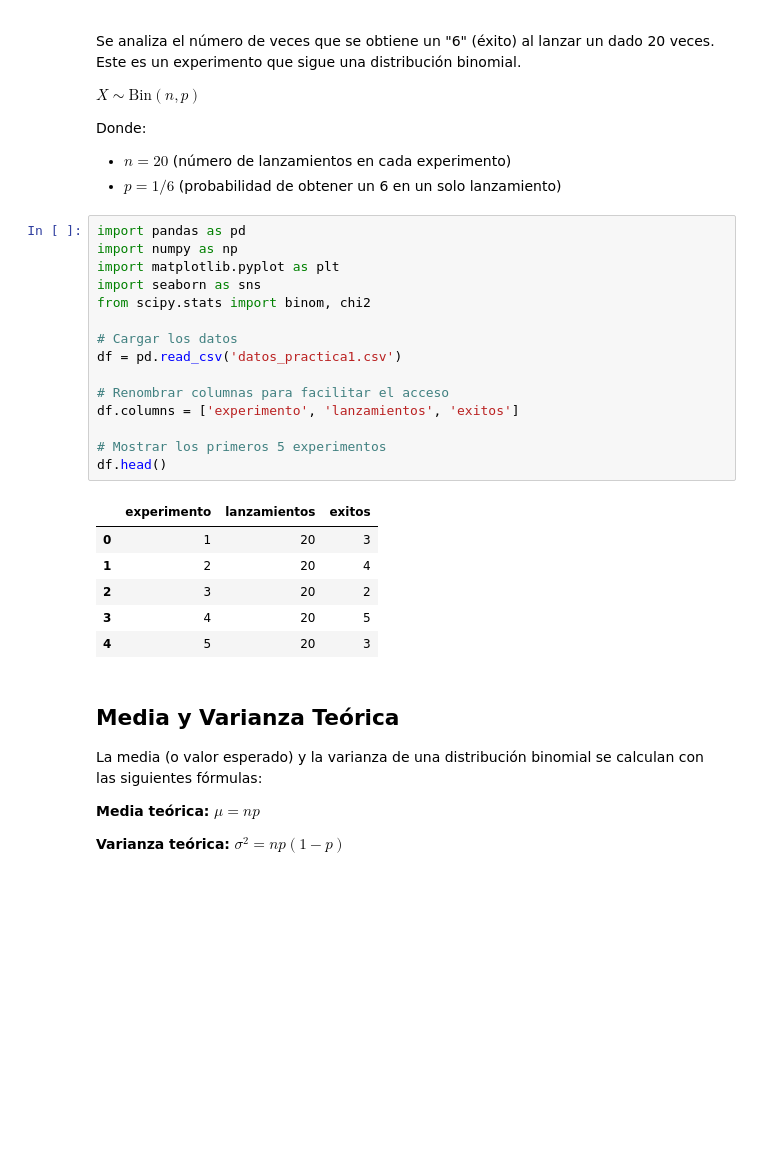
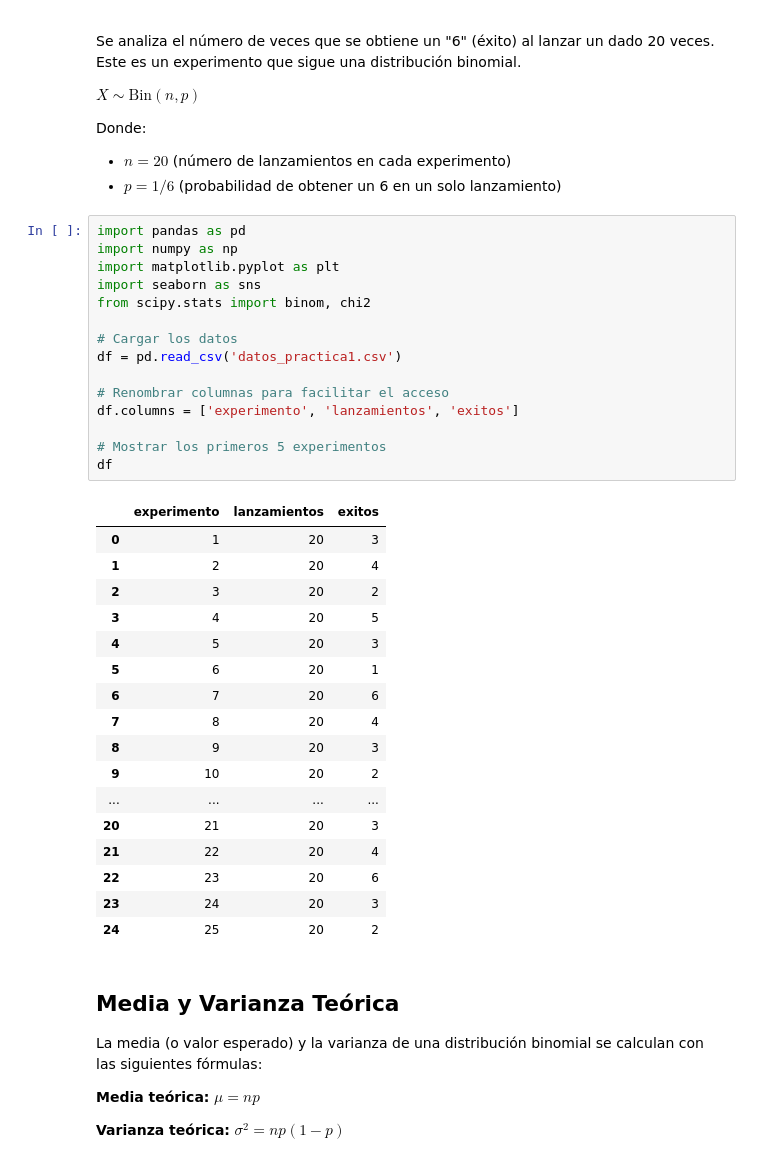
Before and after one commit to jhonier-jimenez/physics-labs, a Jupyter notebook: dados/practica1.ipynb, the cells around one changed output. Drawn from its saved outputs; the diff is of its cells as text; blank space fills up the shorter version.

Commit message:
Present entire tables

```diff
--- a/dados/practica1.ipynb
+++ b/dados/practica1.ipynb
@@ -17,25 +17,36 @@ Donde:
 # %%
 import pandas as pd
 import numpy as np
 import matplotlib.pyplot as plt
 import seaborn as sns
 from scipy.stats import binom, chi2
 
 # Cargar los datos
 df = pd.read_csv('datos_practica1.csv')
 
 # Renombrar columnas para facilitar el acceso
 df.columns = ['experimento', 'lanzamientos', 'exitos']
 
 # Mostrar los primeros 5 experimentos
-df.head()
+df
 # %% [output]
 |  | experimento | lanzamientos | exitos |
 | 0 | 1 | 20 | 3 |
 | 1 | 2 | 20 | 4 |
 | 2 | 3 | 20 | 2 |
 | 3 | 4 | 20 | 5 |
 | 4 | 5 | 20 | 3 |
+| 5 | 6 | 20 | 1 |
+| 6 | 7 | 20 | 6 |
+| 7 | 8 | 20 | 4 |
+| 8 | 9 | 20 | 3 |
+| 9 | 10 | 20 | 2 |
+| ... | ... | ... | ... |
+| 20 | 21 | 20 | 3 |
+| 21 | 22 | 20 | 4 |
+| 22 | 23 | 20 | 6 |
+| 23 | 24 | 20 | 3 |
+| 24 | 25 | 20 | 2 |
 # %% [markdown]
 ## Media y Varianza Teórica
 
```
Also changed, not shown: 1 other file.
